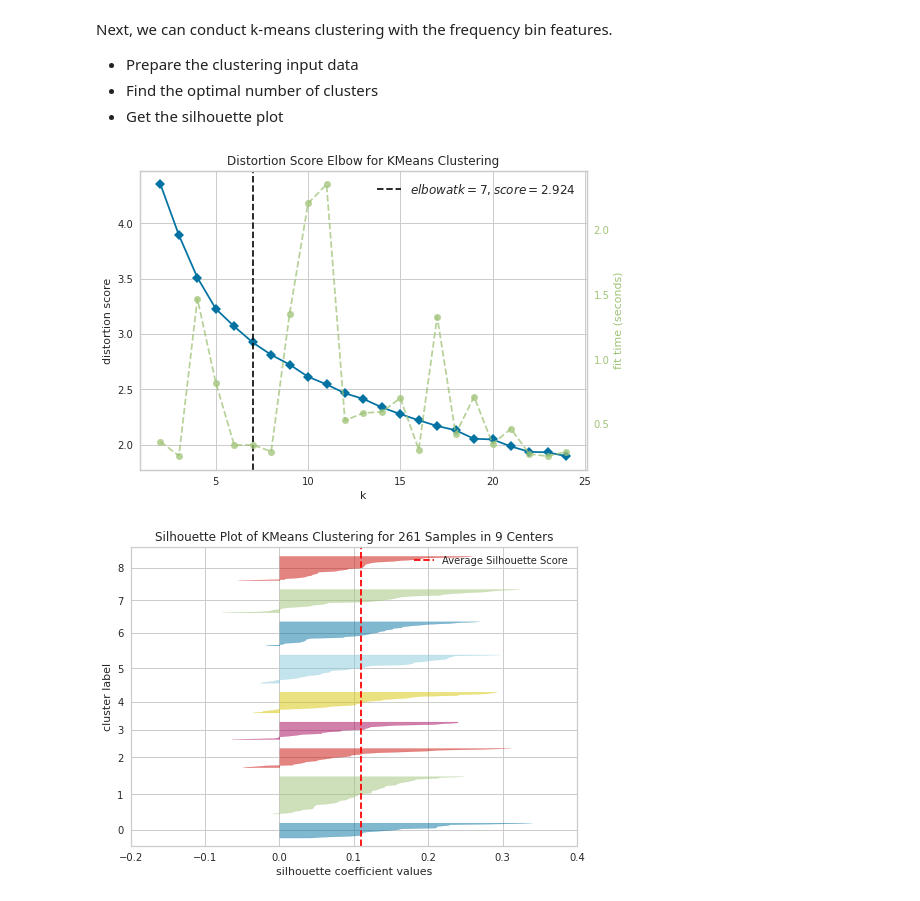
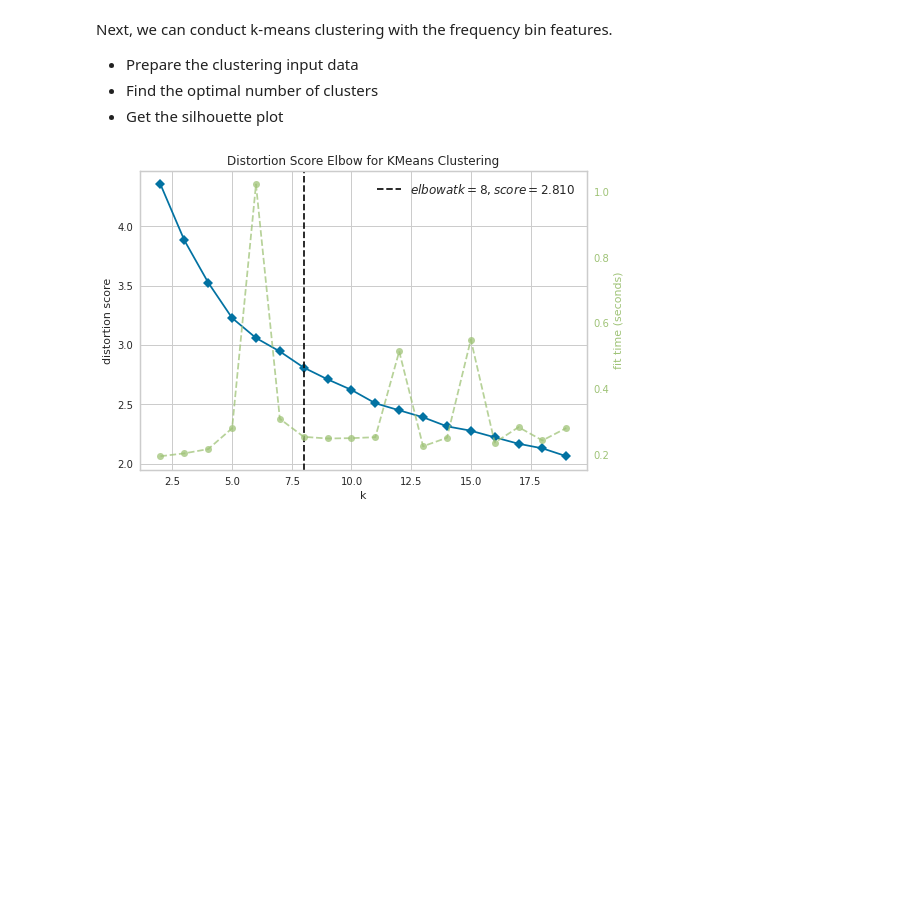
Before and after one commit to WalterZWang/EULP, a Jupyter notebook: example/example_frequency_domain_workflow.ipynb, the cells around one changed output. Cells and saved outputs as stored; diff of their text form; code cells hidden in the pictures; blank space fills up the shorter version.

Commit message:
Updated the frequency domain and cluster module

```diff
--- a/example/example_frequency_domain_workflow.ipynb
+++ b/example/example_frequency_domain_workflow.ipynb
@@ -14,9 +14,11 @@ import os
 dir_root = %pwd
 dir_example = os.path.join(dir_root, "example")
 dir_test = os.path.join(dir_root, "tests")
+dir_results = os.path.join(dir_root, "results", 'LBNL_Case_1')
 
 from EULP.LP_explorations import LoadProfileExplorations
-from EULP.LP_metrics import LoadProfileMetrics
+from EULP.LP_frequency_domain import LoadProfileFrequencyDomain
+from EULP.LP_clustering import LoadProfileCluster
 # %% [output]
 /mnt/c/Users/hlee9/Documents/GitHub/DOE_EULP/pkg/EULP
 # %% [markdown]
@@ -26,9 +28,9 @@ First, we create a LoadProfileMetrics instance from the sample dataframe, and ta
 # %%
 import pandas as pd
 df_sample = pd.read_csv(os.path.join(dir_example, 'data', 'sample.csv'))
-lp_m = LoadProfileMetrics(df_sample)
-lp_m.scale('Value', 0, 1)
-print(lp_m)
+lp_f = LoadProfileFrequencyDomain(df_sample)
+lp_f.scale('Value', 0, 1)
+print(lp_f)
 # %% [output]
 --------------------------------------------------
 Load profile between 7/30/2014 0:00 and 7/30/2016 23:45
@@ -54,7 +56,7 @@ Get frequency-domain features at daily window level.
 # %% [markdown]
 The Dicrete Fourier Transform (DFT) of a daily load profile (15-min interval, 96 timestamps in total) may yield a spectrum with the frequency ranging from 0.5 hour to 12 hour. However, different load profiles may have different peaks in the spectrums. Creating bins of frequencies allows us to group various spectrum peaks. First, we're going to explore the load profiles' variations within each day.
 # %%
-df_daily_bins = lp_m.get_fft_w_window(df_sample, get_bins=True, year=2015)
+df_daily_bins = lp_f.get_fft_w_window(df_sample, get_bins=True, year=2015)
 df_daily_bins
 # %% [output]
 |  | Date | 0.5hr ~ 0.75hr | 0.75hr ~ 1hr | 1hr ~ 1.25hr | 1.25hr ~ 1.5hr | 1.5hr ~ 1.75hr | 1.75hr ~ 2hr | ... |
@@ -86,10 +88,3 @@ Next, we can conduct k-means clustering with the frequency bin features.
 + Prepare the clustering input data
 + Find the optimal number of clusters
 + Get the silhouette plot
-# %%
-cluster_in_data = lp_m.prepare_kmeans_data(df_daily_bins.iloc[:,1:], standardize_features=False)
-lp_m.kmeans_elbow_plot(cluster_in_data, k_max=25)
-lp_m.kmeans_silhouette_plot(cluster_in_data, k=9)
-# %% [output]
-[figure, removed]
-[figure, removed]
@@ -164,0 +91,10 @@ lp_m.kmeans_silhouette_plot(cluster_in_data, k=9)
+# %%
+lp_cluster = (LoadProfileCluster)
+cluster_in_data = lp_cluster.prepare_kmeans_data(df_daily_bins.iloc[:,1:], standardize_features=False)
+
+# Use elbow method to select the optimal k. (available metrics: distortion, silhouette, calinski_harabasz)
+elbow_k, elbow_metric = lp_cluster.kmeans_elbow_plot(cluster_in_data, k_max=20, metric='distortion', dir_save=os.path.join(dir_results, 'frequency_elbow.png'))
+# Plot the silhouette chart
+lp_cluster.kmeans_silhouette_plot(cluster_in_data, k=elbow_k, dir_save=os.path.join(dir_results, 'frequency_silhouette.png'))
+# %% [output]
+[figure, added]
```
Also changed, not shown: parts of 2 cells of this notebook, 2 other files.
